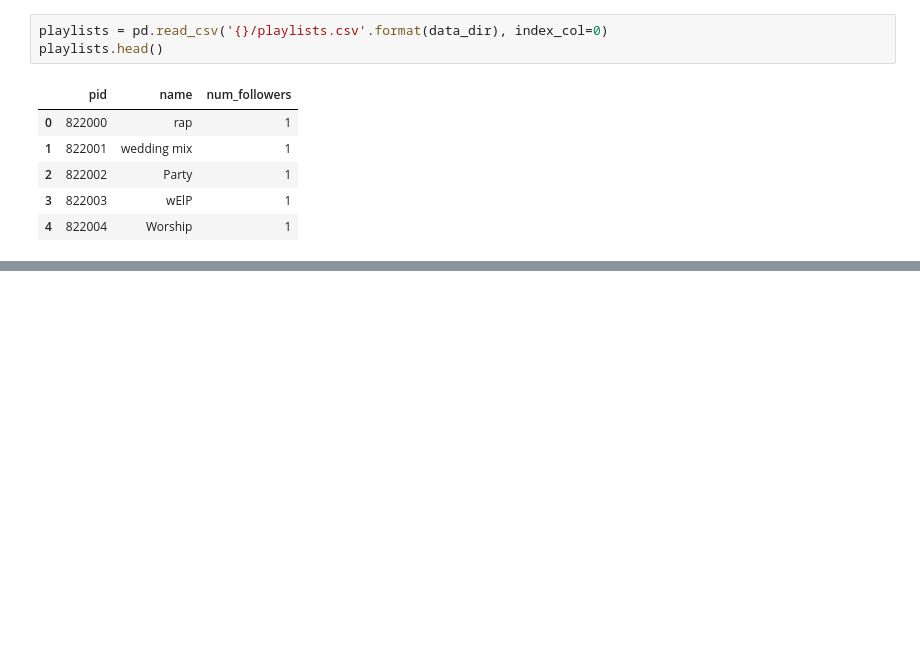
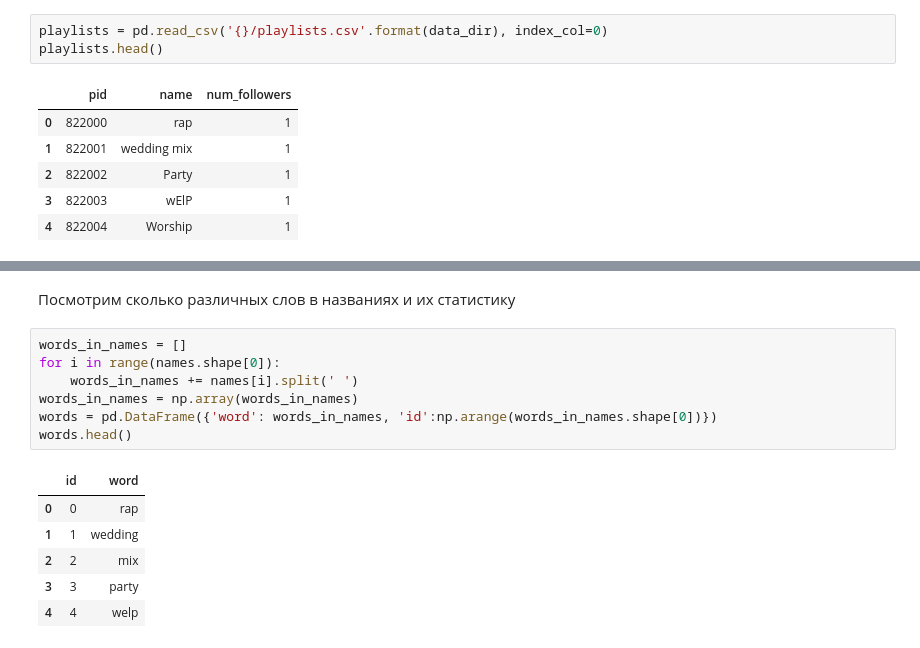
Before and after one commit to vadimfb/playlist_continuation, a Jupyter notebook: code/statistics.ipynb, the cells around one changed output, grey strips where cells are left out. Saved outputs shown, nothing was run; the diff lists cells and outputs as text; blank space fills up the shorter version.

```diff
--- a/code/statistics.ipynb
+++ b/code/statistics.ipynb
@@ -236,0 +198,16 @@ grouped.count().sort_values(by='id', ascending=False)[50:100]
+# %% [markdown]
+Посмотрим сколько различных слов в названиях и их статистику
+# %%
+words_in_names = []
+for i in range(names.shape[0]):
+    words_in_names += names[i].split(' ')
+words_in_names = np.array(words_in_names)
+words = pd.DataFrame({'word': words_in_names, 'id':np.arange(words_in_names.shape[0])})
+words.head()
+# %% [output]
+|  | id | word |
+| 0 | 0 | rap |
+| 1 | 1 | wedding |
+| 2 | 2 | mix |
+| 3 | 3 | party |
+| 4 | 4 | welp |
```
Also changed, not shown: parts of 50 cells of this notebook, 7 other files.
